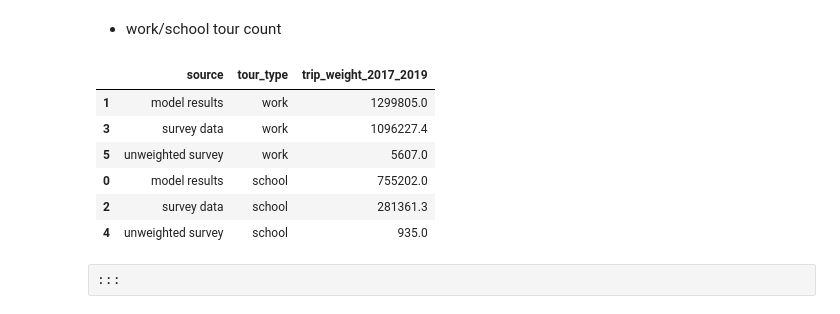
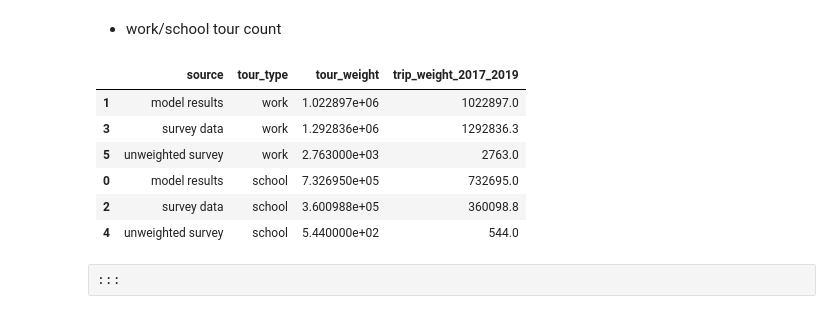
Before and after one commit to psrc/psrc_activitysim, a Jupyter notebook: scripts/validation/validation_scripts/mandatory_tour_scheduling.ipynb, the cells around one changed output. Cells and saved outputs as stored; diff of their text form; code cells hidden in the pictures.

```diff
--- a/scripts/validation/validation_scripts/mandatory_tour_scheduling.ipynb
+++ b/scripts/validation/validation_scripts/mandatory_tour_scheduling.ipynb
@@ -27,0 +22,12 @@ ws_tour_data = tour_data.loc[tour_data['tour_type'].isin(["work","school"])]
+# %%
+# get shared data
+%store -r validation_data
+
+#config = toml.load(os.path.join(os.getcwd(), 'validation_configuration.toml'))
+
+tour_data = validation_data.tours.copy()
+m_tour_data = tour_data.loc[tour_data['tour_category']=="mandatory"]
+ws_tour_data = m_tour_data.loc[m_tour_data['tour_type'].isin(["work","school"])]
+
+# delete shared data
+del validation_data
@@ -98,19 +119,19 @@ df_plot.loc[df_plot['trip_weight_2017_2019']<30]
 # %% [markdown]
 - work/school tour count
 # %%
-ws_count = ws_tour_data.groupby(['source','tour_type'])[['trip_weight_2017_2019']].sum().reset_index()
-ws_count['trip_weight_2017_2019'] = ws_count['trip_weight_2017_2019'].apply(lambda x: round(x,1))
+ws_count = ws_tour_data.groupby(['source','tour_type'])[['tour_weight']].sum().reset_index()
+ws_count['trip_weight_2017_2019'] = ws_count['tour_weight'].apply(lambda x: round(x,1))
 # df_plot['percentage'] = df_plot.groupby(['source'], group_keys=False)['trip_weight_2017_2019']. \
 #     apply(lambda x: x / float(x.sum()))
 ws_count.sort_values('tour_type', ascending=False)
 # %% [output]
-|  | source | tour_type | trip_weight_2017_2019 |
-| 1 | model results | work | 1299805.0 |
-| 3 | survey data | work | 1096227.4 |
-| 5 | unweighted survey | work | 5607.0 |
-| 0 | model results | school | 755202.0 |
-| 2 | survey data | school | 281361.3 |
-| 4 | unweighted survey | school | 935.0 |
+|  | source | tour_type | tour_weight | trip_weight_2017_2019 |
+| 1 | model results | work | 1.022897e+06 | 1022897.0 |
+| 3 | survey data | work | 1.292836e+06 | 1292836.3 |
+| 5 | unweighted survey | work | 2.763000e+03 | 2763.0 |
+| 0 | model results | school | 7.326950e+05 | 732695.0 |
+| 2 | survey data | school | 3.600988e+05 | 360098.8 |
+| 4 | unweighted survey | school | 5.440000e+02 | 544.0 |
 # %% [raw]
 :::
 # %% [markdown]
```
Also changed, not shown: parts of 9 cells of this notebook, 11 other files.
